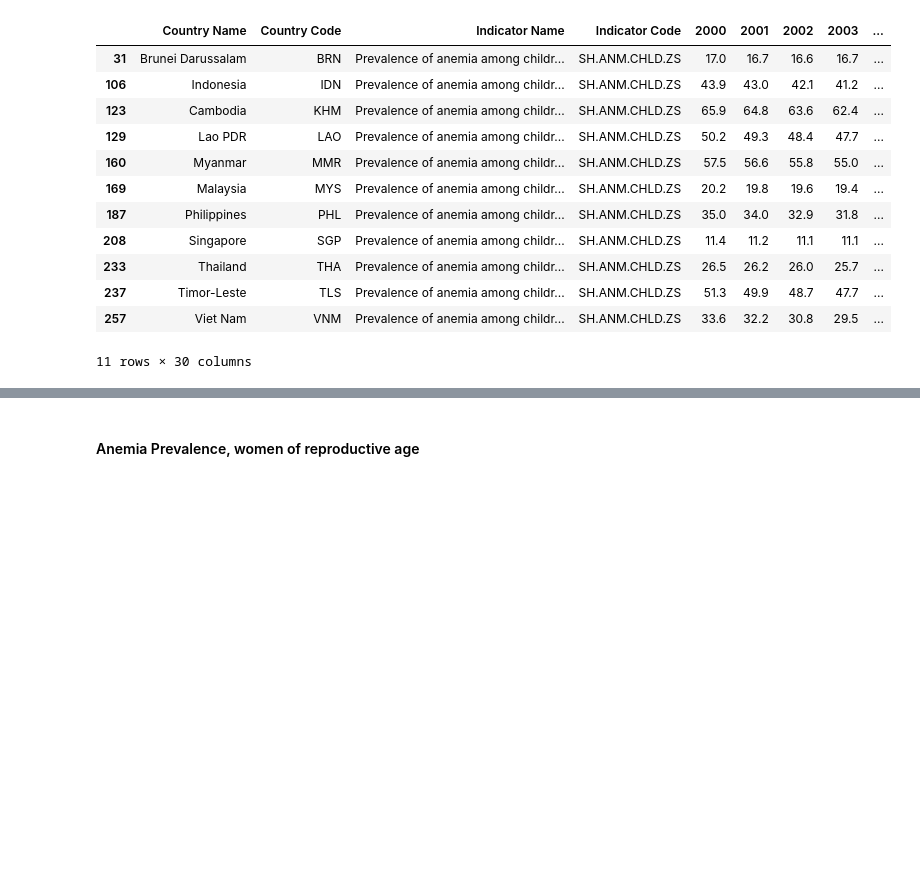
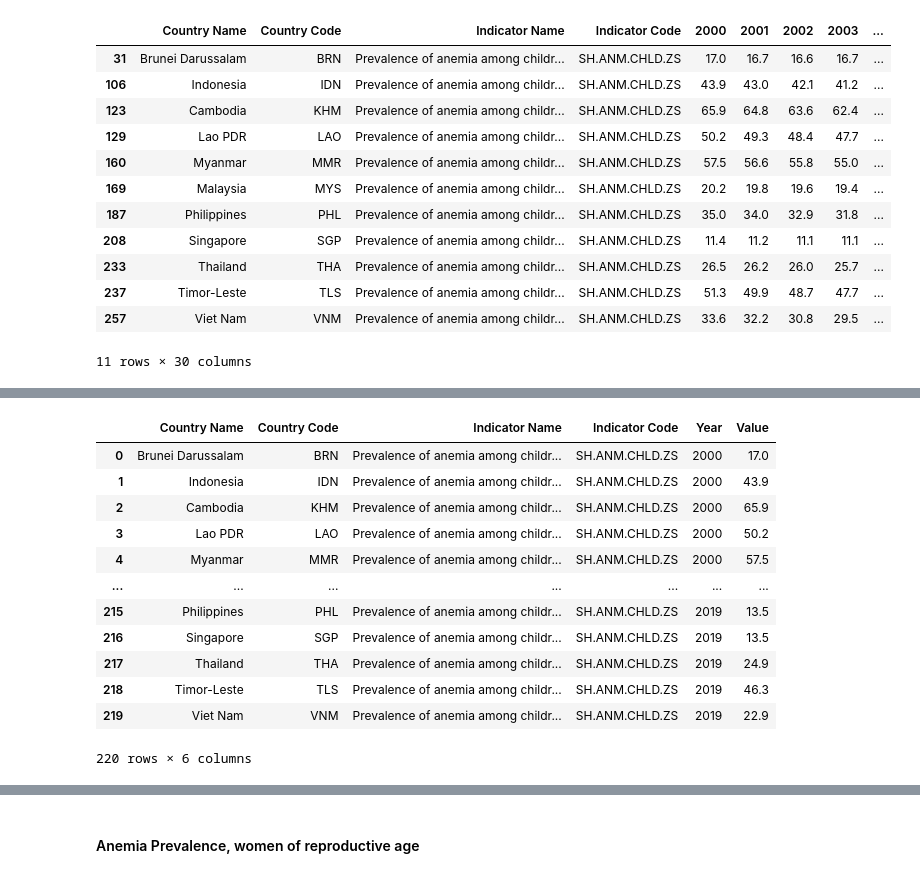
Before and after one commit to leon-pscl/CPE311_Computational-Thinking-with-Python, a Jupyter notebook: Final/ADSE/CleanItUp.ipynb, the cells around one changed output, grey strips where cells are left out. Saved outputs shown, nothing was run; the diff lists cells and outputs as text; code cells hidden in the pictures; blank space fills up the shorter version.

```diff
--- a/Final/ADSE/CleanItUp.ipynb
+++ b/Final/ADSE/CleanItUp.ipynb
@@ -74,0 +91,18 @@ SEA_Anemia_U5_melted.head(5)
+# %%
+# remove rows w/ missing values
+SEA_Anemia_U5_melted = SEA_Anemia_U5_melted.dropna()
+SEA_Anemia_U5_melted
+# %% [output]
+|  | Country Name | Country Code | Indicator Name | Indicator Code | Year | Value |
+| 0 | Brunei Darussalam | BRN | Prevalence of anemia among childr... | SH.ANM.CHLD.ZS | 2000 | 17.0 |
+| 1 | Indonesia | IDN | Prevalence of anemia among childr... | SH.ANM.CHLD.ZS | 2000 | 43.9 |
+| 2 | Cambodia | KHM | Prevalence of anemia among childr... | SH.ANM.CHLD.ZS | 2000 | 65.9 |
+| 3 | Lao PDR | LAO | Prevalence of anemia among childr... | SH.ANM.CHLD.ZS | 2000 | 50.2 |
+| 4 | Myanmar | MMR | Prevalence of anemia among childr... | SH.ANM.CHLD.ZS | 2000 | 57.5 |
+| ... | ... | ... | ... | ... | ... | ... |
+| 215 | Philippines | PHL | Prevalence of anemia among childr... | SH.ANM.CHLD.ZS | 2019 | 13.5 |
+| 216 | Singapore | SGP | Prevalence of anemia among childr... | SH.ANM.CHLD.ZS | 2019 | 13.5 |
+| 217 | Thailand | THA | Prevalence of anemia among childr... | SH.ANM.CHLD.ZS | 2019 | 24.9 |
+| 218 | Timor-Leste | TLS | Prevalence of anemia among childr... | SH.ANM.CHLD.ZS | 2019 | 46.3 |
+| 219 | Viet Nam | VNM | Prevalence of anemia among childr... | SH.ANM.CHLD.ZS | 2019 | 22.9 |
+220 rows × 6 columns
```
Also changed, not shown: parts of 9 cells of this notebook, 1 other file.
